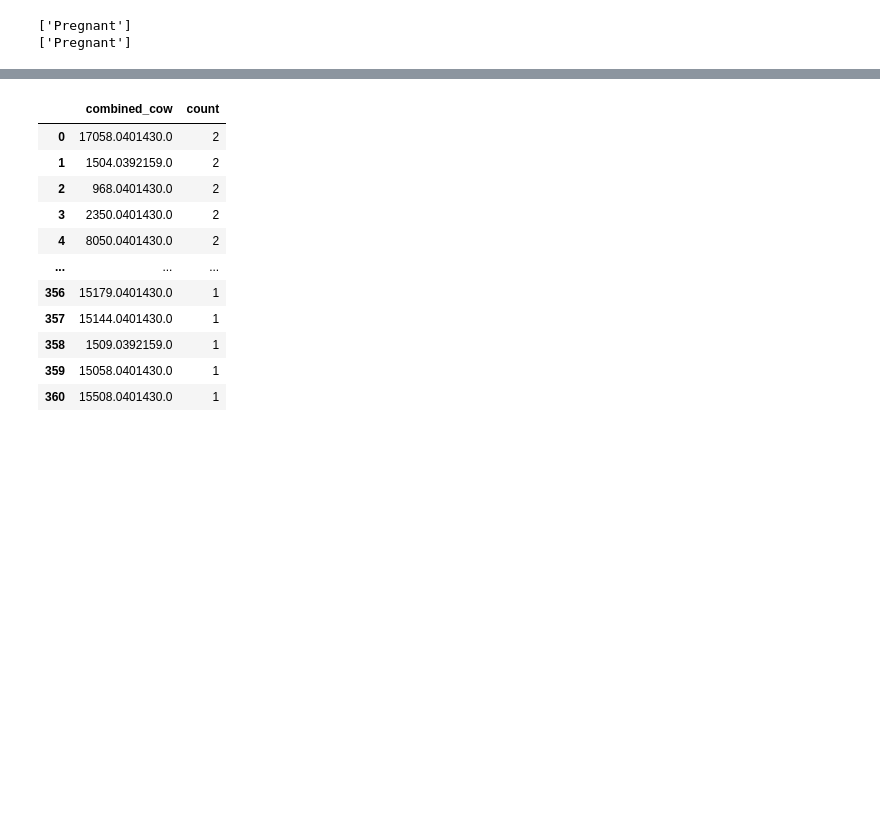
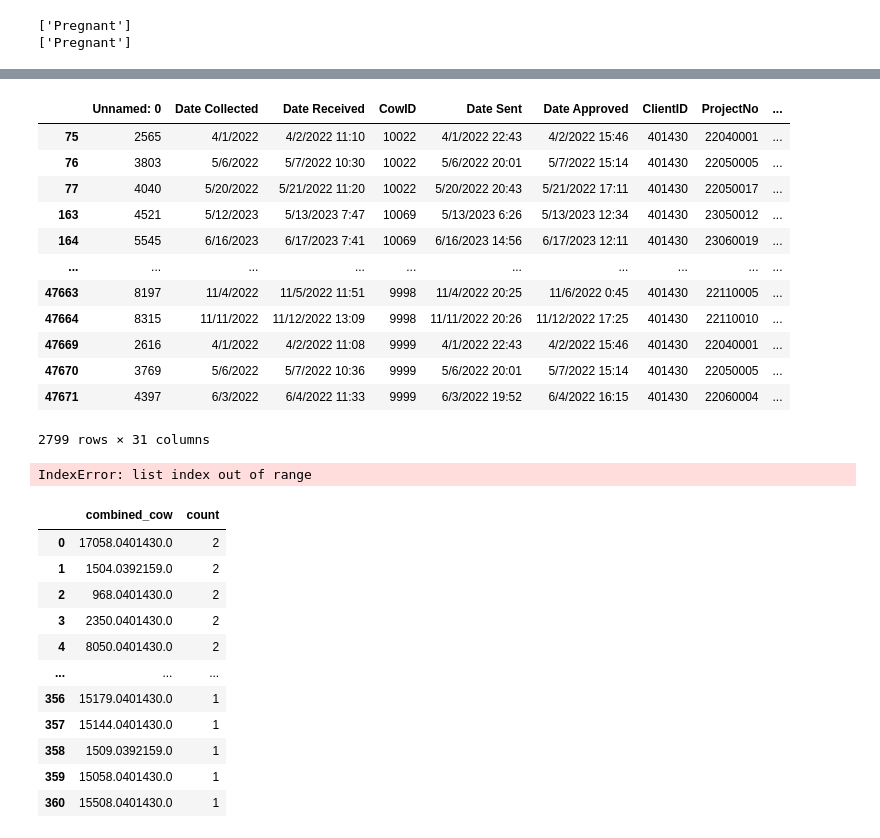
Before and after one commit to rajeshneupane7/Repro-data-making, a Jupyter notebook: phenotype.ipynb, the cells around one changed output, grey strips where cells are left out. Saved outputs shown, nothing was run; the diff lists cells and outputs as text; code cells hidden in the pictures; blank space fills up the shorter version.

```diff
--- a/phenotype.ipynb
+++ b/phenotype.ipynb
@@ -432,0 +446,34 @@ for cow_id, data_id in final_df.groupby('combined_cow'):
+# %%
+for id, cow_data in final_df.groupby('combined_cow'):
+    if len(cow_data['ai_id'].unique())==1:
+        cow_data=  cow_data.sort_values('sample_id',ascending= True)
+        final_result= cow_data['Result'].values[-1]
+
+        if final_result=='Re-Check':
+            final_df.loc[cow_data.index, 'final_resolved']== 'rc_unresolved'
+
+
+        if final_result=='Open' :
+            if  any(res=='Pregnant' for res in cow_data['Result']):
+                final_df.loc[cow_data.index, 'final_resolved']== 'loss_2_open'
+
+    if len(cow_data['ai_id'].unique())>1:
+        unique_dates = sorted(cow_data['adj_final_breeding'].unique())
+
+        # Calculate gaps
+        gap_dates = {unique_dates[i]: (unique_dates[i+1] - unique_dates[i]).days
+                    for i in range(len(unique_dates) - 1)}
+
+        # Filter for gaps < 300 days
+        selected_gap = {date: gap for date, gap in gap_dates.items() if gap >300}
+        for adj_date in selected_gap.keys():
+            # Get data for this specific date
+            data_adj_date = cow_data[cow_data['adj_final_breeding'] == adj_date].copy()
+            data_adj_date= data_adj_date.sort_values('sample_id', ascending=True)
+            if len(data_adj_date) > 1:
+                results_list = data_adj_date['Result'].tolist()
+                last_sample = results_list[-1]
+
+
+                if last_sample == 'Re-Check':
+                    final_df.loc[data_adj_date.index, 'final_resolved'] = 'rc_unresolved_>_1_bred'
@@ -432,0 +489,16 @@ for cow_id, data_id in final_df.groupby('combined_cow'):
+# %%
+final_df[final_df['final_resolved'].isna()]
+# %% [output]
+|  | Unnamed: 0 | Date Collected | Date Received | CowID | Date Sent | Date Approved | ClientID | ProjectNo | ... |
+| 75 | 2565 | 4/1/2022 | 4/2/2022 11:10 | 10022 | 4/1/2022 22:43 | 4/2/2022 15:46 | 401430 | 22040001 | ... |
+| 76 | 3803 | 5/6/2022 | 5/7/2022 10:30 | 10022 | 5/6/2022 20:01 | 5/7/2022 15:14 | 401430 | 22050005 | ... |
+| 77 | 4040 | 5/20/2022 | 5/21/2022 11:20 | 10022 | 5/20/2022 20:43 | 5/21/2022 17:11 | 401430 | 22050017 | ... |
+| 163 | 4521 | 5/12/2023 | 5/13/2023 7:47 | 10069 | 5/13/2023 6:26 | 5/13/2023 12:34 | 401430 | 23050012 | ... |
+| 164 | 5545 | 6/16/2023 | 6/17/2023 7:41 | 10069 | 6/16/2023 14:56 | 6/17/2023 12:11 | 401430 | 23060019 | ... |
+| ... | ... | ... | ... | ... | ... | ... | ... | ... | ... |
+| 47663 | 8197 | 11/4/2022 | 11/5/2022 11:51 | 9998 | 11/4/2022 20:25 | 11/6/2022 0:45 | 401430 | 22110005 | ... |
+| 47664 | 8315 | 11/11/2022 | 11/12/2022 13:09 | 9998 | 11/11/2022 20:26 | 11/12/2022 17:25 | 401430 | 22110010 | ... |
+| 47669 | 2616 | 4/1/2022 | 4/2/2022 11:08 | 9999 | 4/1/2022 22:43 | 4/2/2022 15:46 | 401430 | 22040001 | ... |
+| 47670 | 3769 | 5/6/2022 | 5/7/2022 10:36 | 9999 | 5/6/2022 20:01 | 5/7/2022 15:14 | 401430 | 22050005 | ... |
+| 47671 | 4397 | 6/3/2022 | 6/4/2022 11:33 | 9999 | 6/3/2022 19:52 | 6/4/2022 16:15 | 401430 | 22060004 | ... |
+2799 rows × 31 columns
@@ -433,3 +526,7 @@ for cow_id, data_id in final_df.groupby('combined_cow'):
+# %%
+temp_list[0]
+# %% [output]
+IndexError: list index out of range
 # %%
 final_df[final_df['final_resolved']=='Re-Check'].combined_cow.value_counts().reset_index()
 # %% [output]
```
Also changed, not shown: parts of 16 cells of this notebook, 2 other files.
